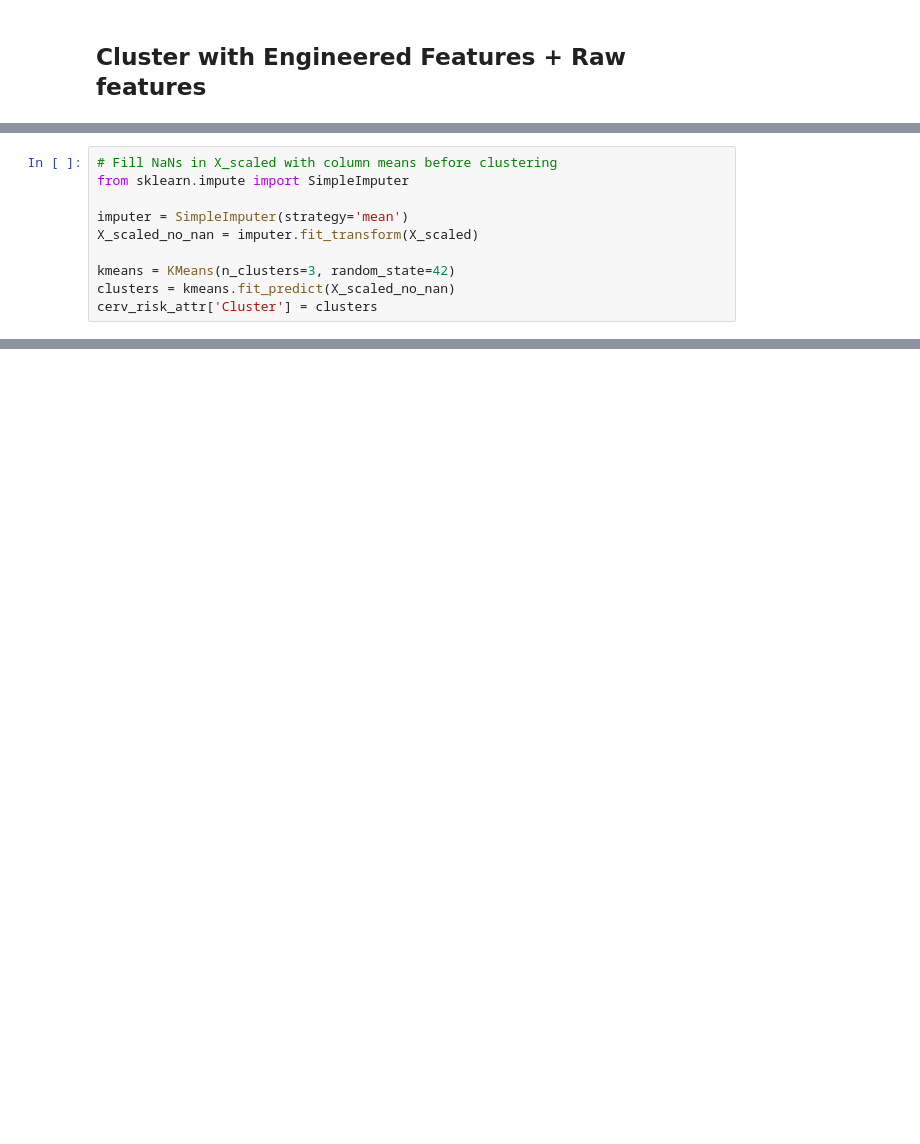
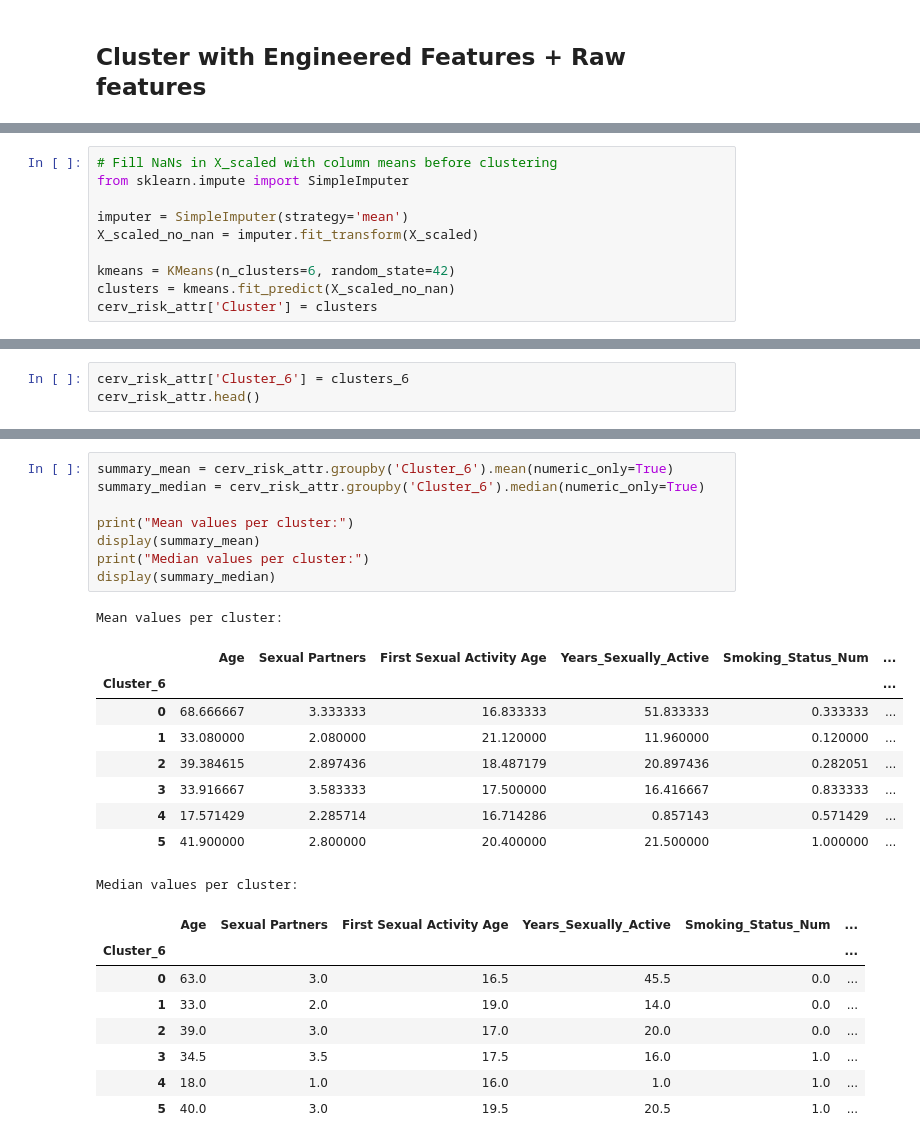
Before and after one commit to mwisechacha/shescreen-ds, a Jupyter notebook: analysis.ipynb, the cells around one changed output, grey strips where cells are left out. Saved outputs shown, nothing was run; the diff lists cells and outputs as text; blank space fills up the shorter version.

```diff
--- a/analysis.ipynb
+++ b/analysis.ipynb
@@ -444,6 +447,6 @@ from sklearn.impute import SimpleImputer
 imputer = SimpleImputer(strategy='mean')
 X_scaled_no_nan = imputer.fit_transform(X_scaled)
 
-kmeans = KMeans(n_clusters=3, random_state=42)
+kmeans = KMeans(n_clusters=6, random_state=42)
 clusters = kmeans.fit_predict(X_scaled_no_nan)
 cerv_risk_attr['Cluster'] = clusters
@@ -499,0 +514,3 @@ plt.show()
+# %%
+cerv_risk_attr['Cluster_6'] = clusters_6
+cerv_risk_attr.head()
@@ -499,0 +524,27 @@ plt.show()
+# %%
+summary_mean = cerv_risk_attr.groupby('Cluster_6').mean(numeric_only=True)
+summary_median = cerv_risk_attr.groupby('Cluster_6').median(numeric_only=True)
+
+print("Mean values per cluster:")
+display(summary_mean)
+print("Median values per cluster:")
+display(summary_median)
+# %% [output]
+Mean values per cluster:
+|  | Age | Sexual Partners | First Sexual Activity Age | Years_Sexually_Active | Smoking_Status_Num | ... |
+| Cluster_6 |  |  |  |  |  | ... |
+| 0 | 68.666667 | 3.333333 | 16.833333 | 51.833333 | 0.333333 | ... |
+| 1 | 33.080000 | 2.080000 | 21.120000 | 11.960000 | 0.120000 | ... |
+| 2 | 39.384615 | 2.897436 | 18.487179 | 20.897436 | 0.282051 | ... |
+| 3 | 33.916667 | 3.583333 | 17.500000 | 16.416667 | 0.833333 | ... |
+| 4 | 17.571429 | 2.285714 | 16.714286 | 0.857143 | 0.571429 | ... |
+| 5 | 41.900000 | 2.800000 | 20.400000 | 21.500000 | 1.000000 | ... |
+Median values per cluster:
+|  | Age | Sexual Partners | First Sexual Activity Age | Years_Sexually_Active | Smoking_Status_Num | ... |
+| Cluster_6 |  |  |  |  |  | ... |
+| 0 | 63.0 | 3.0 | 16.5 | 45.5 | 0.0 | ... |
+| 1 | 33.0 | 2.0 | 19.0 | 14.0 | 0.0 | ... |
+| 2 | 39.0 | 3.0 | 17.0 | 20.0 | 0.0 | ... |
+| 3 | 34.5 | 3.5 | 17.5 | 16.0 | 1.0 | ... |
+| 4 | 18.0 | 1.0 | 16.0 | 1.0 | 1.0 | ... |
+| 5 | 40.0 | 3.0 | 19.5 | 20.5 | 1.0 | ... |
```
Also changed, not shown: parts of 15 cells of this notebook, 1 other file.
